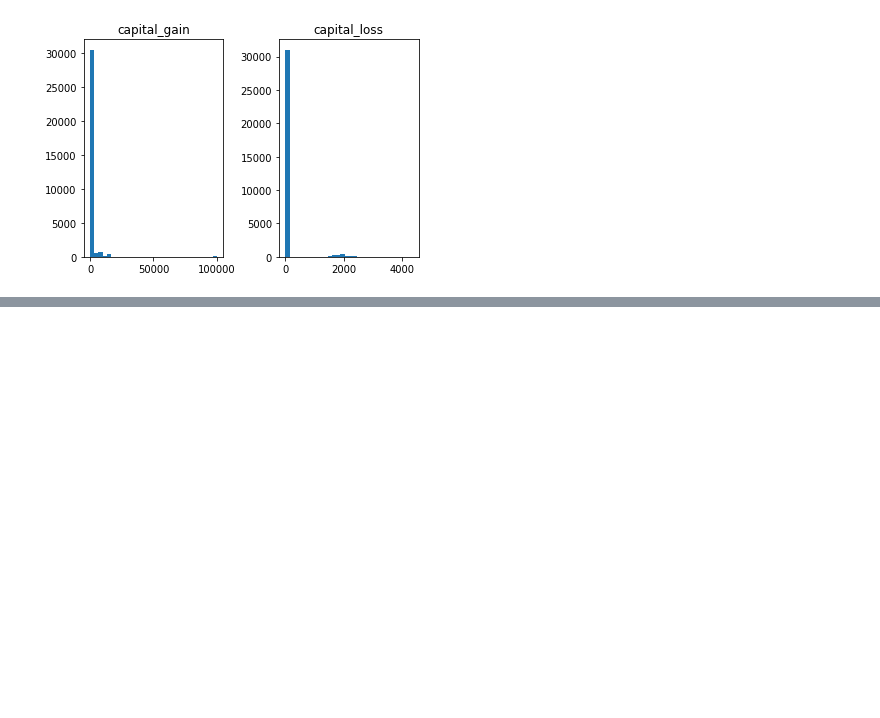
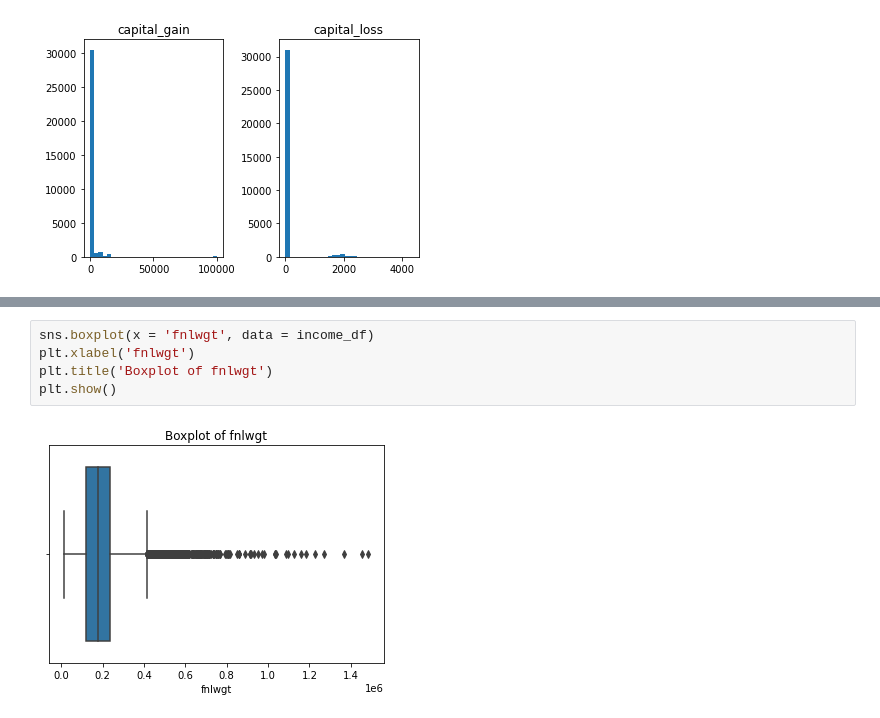
Before and after one commit to TerryTian21/COVID-Data-GUI, a Jupyter notebook: JSC_A2.ipynb, the cells around one changed output, grey strips where cells are left out. Drawn from its saved outputs; the diff is of its cells as text; blank space fills up the shorter version.

```diff
--- a/JSC_A2.ipynb
+++ b/JSC_A2.ipynb
@@ -142,0 +201,7 @@ plt.subplots_adjust(hspace=0.7, wspace=0.4)
+# %%
+sns.boxplot(x = 'fnlwgt', data = income_df)
+plt.xlabel('fnlwgt')
+plt.title('Boxplot of fnlwgt')
+plt.show()
+# %% [output]
+[figure, added]
```
Also changed, not shown: parts of 34 cells of this notebook.
